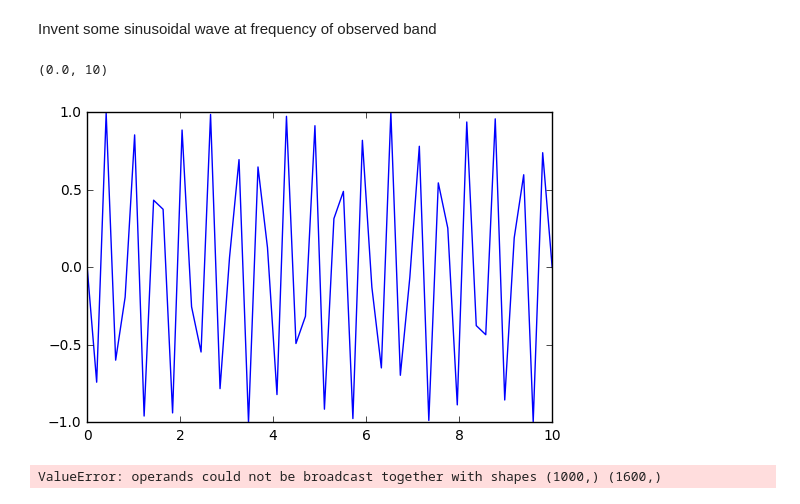
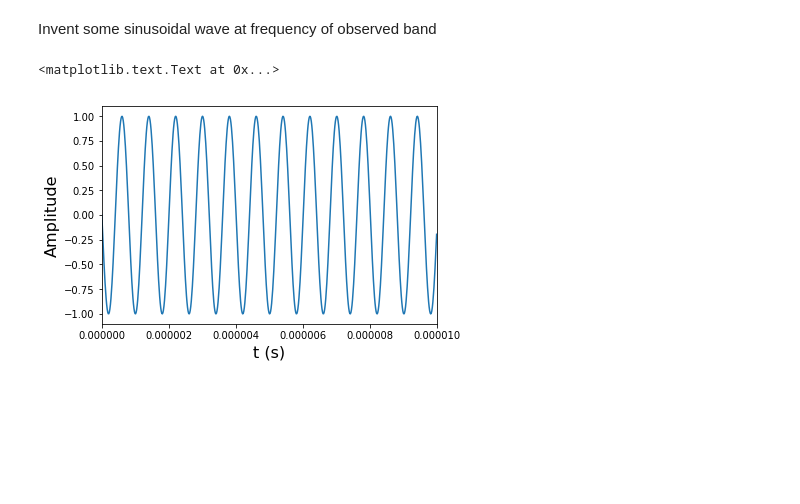
Before and after one commit to quantumfx/binary-lens, a Jupyter notebook: lens_simulation.ipynb, the cells around one changed output. Saved outputs shown, nothing was run; the diff lists cells and outputs as text; code cells hidden in the pictures; blank space fills up the shorter version.

```diff
--- a/lens_simulation.ipynb
+++ b/lens_simulation.ipynb
@@ -31,18 +54,14 @@ plt.ylabel(r'$F_{\nu} (Jy)$', fontsize=16)
 # %% [markdown]
 Invent some sinusoidal wave at frequency of observed band
 # %%
-angular_freq = 2*np.pi*311.25*10e6 # Hz
-t = np.linspace(0, n)*10e-3 # s
+angular_freq = 2*np.pi*311.25*1e6 # Hz
+t = np.linspace(0., 1.6, n)*1e-3 # s
 phase = np.sin(angular_freq*t)
 
 plt.plot(t, phase)
-plt.xlim(0.0, 10)
+plt.xlim(0.0, 1e-5)
+plt.xlabel('t (s)', fontsize=16)
+plt.ylabel(r'Amplitude', fontsize=16)
 # %% [output]
-(0.0, 10)
+<matplotlib.text.Text at 0x...>
-[figure, old version]
+[figure, new version]
-# %%
-E_field = np.sqrt(meanprof_Jy)*phase
-
-plt.plot(t, E_field)
-# %% [output]
-ValueError: operands could not be broadcast together with shapes (1000,) (1600,)
```
Also changed, not shown: parts of 5 cells of this notebook, 1 other file.
